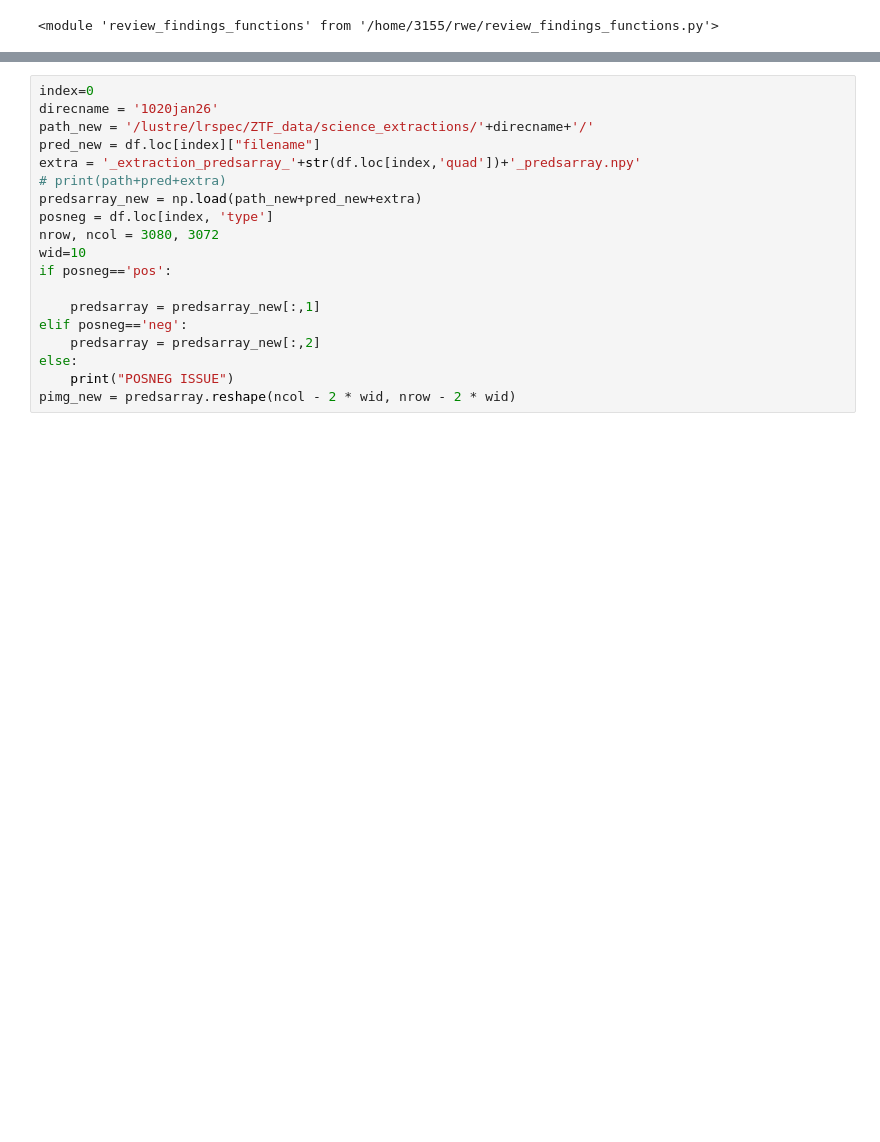
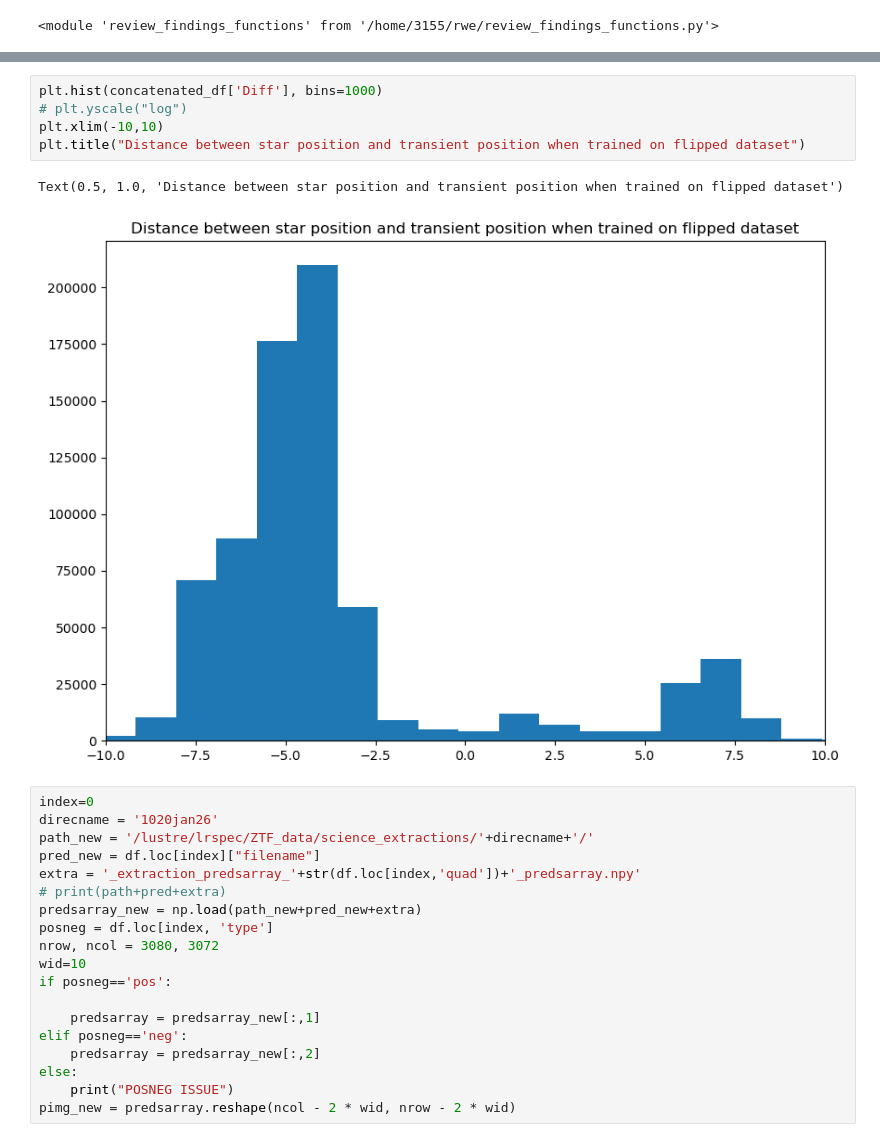
Before and after one commit to SHDaniels/Continuous-Readout-Image-Transient-Detection-with-CNNs, a Jupyter notebook: check_diff_flip.ipynb, the cells around one changed output, grey strips where cells are left out. Saved outputs shown, nothing was run; the diff lists cells and outputs as text; blank space fills up the shorter version.

```diff
--- a/check_diff_flip.ipynb
+++ b/check_diff_flip.ipynb
@@ -142,3 +138,11 @@ plt.hist(concatenated_df[concatenated_df['num_in_file_in_star']<10000]['Diff'])
+# %%
+plt.hist(concatenated_df['Diff'], bins=1000)
+# plt.yscale("log")
+plt.xlim(-10,10)
+plt.title("Distance between star position and transient position when trained on flipped dataset")
+# %% [output]
+Text(0.5, 1.0, 'Distance between star position and transient position when trained on flipped dataset')
+[figure, added]
 # %%
 index=0
 direcname = '1020jan26'
```
Also changed, not shown: parts of 9 cells of this notebook, 23 other files.
